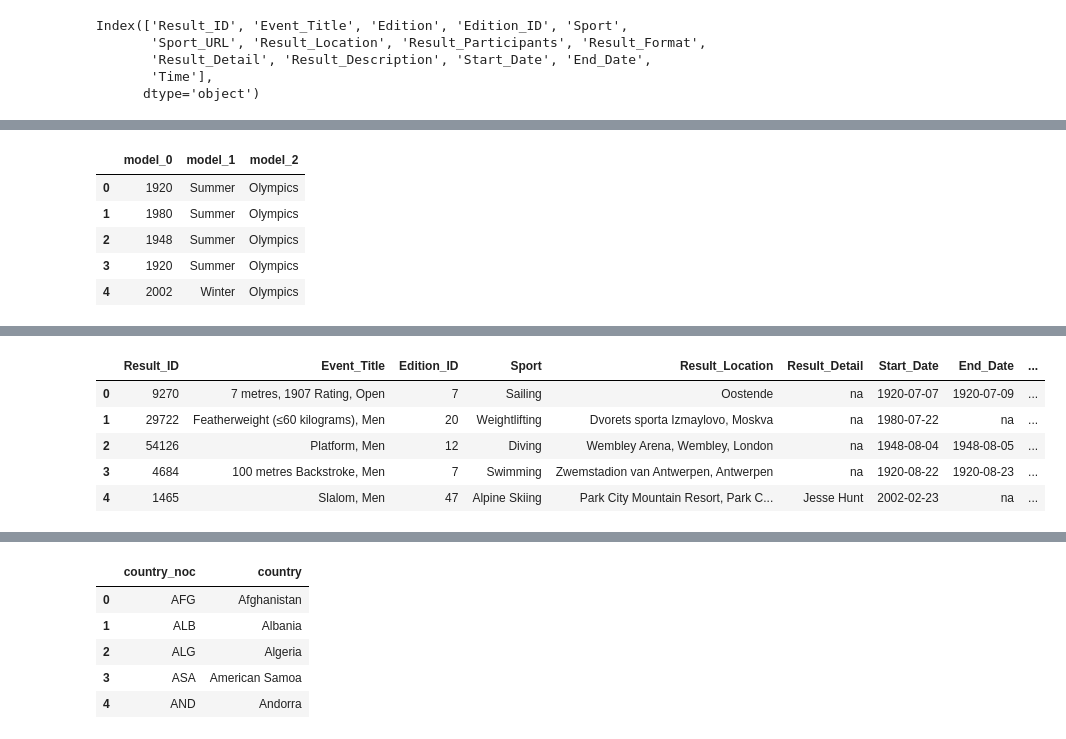
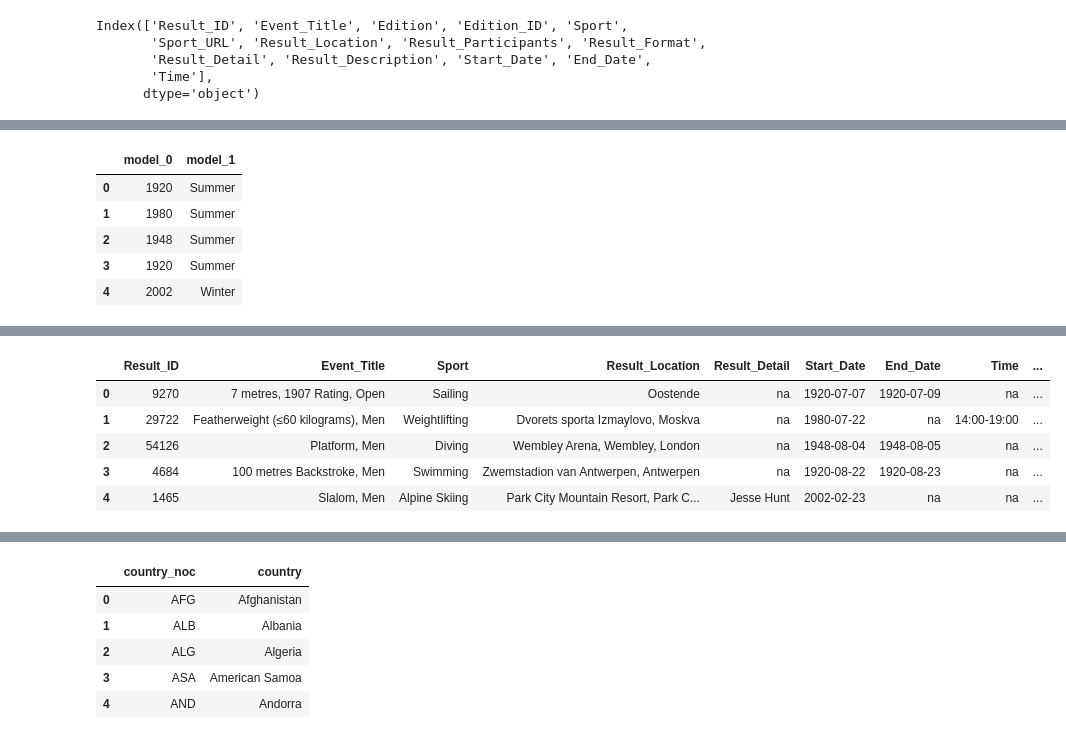
Before and after one commit to FrankPassalacqua88/Group_Project, a Jupyter notebook: wpf/Cleaning2.ipynb, the cells around one changed output, grey strips where cells are left out. Drawn from its saved outputs; the diff is of its cells as text; code cells hidden in the pictures.

```diff
--- a/wpf/Cleaning2.ipynb
+++ b/wpf/Cleaning2.ipynb
@@ -312,7 +348,7 @@ Name: Year, Length: 1779, dtype: int64
 new_medal.to_csv('clean_medal_tally.csv', index = False, header= True)
 # %%
 # Reading in csv file
-results = pd.read_csv('../Resources/Athletes/Olympic_Results.csv')
+results = pd.read_csv('../Resources/Olympic_Results.csv')
 
 results.head()
 # %% [output]
@@ -363,15 +399,15 @@ results.head()
 # %%
 # Making new DataFrame to split
 results_models = pd.DataFrame(results['column'].tolist()).fillna('').add_prefix('model_')
-results_models = results_models.drop('model_3', axis = 1)
+results_models = results_models.drop(['model_2','model_3'], axis = 1)
 results_models.head()
 # %% [output]
-|  | model_0 | model_1 | model_2 |
-| 0 | 1920 | Summer | Olympics |
-| 1 | 1980 | Summer | Olympics |
-| 2 | 1948 | Summer | Olympics |
-| 3 | 1920 | Summer | Olympics |
-| 4 | 2002 | Winter | Olympics |
+|  | model_0 | model_1 |
+| 0 | 1920 | Summer |
+| 1 | 1980 | Summer |
+| 2 | 1948 | Summer |
+| 3 | 1920 | Summer |
+| 4 | 2002 | Winter |
 # %%
 # Concatinating DFs
 new_results = pd.concat([results,results_models], axis = 1)
@@ -386,14 +422,14 @@ new_results.head()
 | 4 | 1465 | Slalom, Men | 2002 Winter Olympics | 47 | Alpine Skiing | /editions/47/sports/ALP | Park City Mountain Resort, Park C... | 77 from 43 countries | ... |
 # %%
 # Dropping unneeded columns and renaming new columns
-new_results = new_results.drop(['column','Edition','Sport_URL','Result_Format','Result_Description','Result_Participants','model_2'], axis = 1)
+new_results = new_results.drop(['column','Edition','Edition_ID','Sport_URL','Result_Format','Result_Description','Result_Participants'], axis = 1)
 new_results = new_results.rename(columns = {'model_0':'Year','model_1':'Season'})
 
 new_results.head()
 # %% [output]
-|  | Result_ID | Event_Title | Edition_ID | Sport | Result_Location | Result_Detail | Start_Date | End_Date | ... |
-| 0 | 9270 | 7 metres, 1907 Rating, Open | 7 | Sailing | Oostende | na | 1920-07-07 | 1920-07-09 | ... |
-| 1 | 29722 | Featherweight (≤60 kilograms), Men | 20 | Weightlifting | Dvorets sporta Izmaylovo, Moskva | na | 1980-07-22 | na | ... |
-| 2 | 54126 | Platform, Men | 12 | Diving | Wembley Arena, Wembley, London | na | 1948-08-04 | 1948-08-05 | ... |
-| 3 | 4684 | 100 metres Backstroke, Men | 7 | Swimming | Zwemstadion van Antwerpen, Antwerpen | na | 1920-08-22 | 1920-08-23 | ... |
-| 4 | 1465 | Slalom, Men | 47 | Alpine Skiing | Park City Mountain Resort, Park C... | Jesse Hunt | 2002-02-23 | na | ... |
+|  | Result_ID | Event_Title | Sport | Result_Location | Result_Detail | Start_Date | End_Date | Time | ... |
+| 0 | 9270 | 7 metres, 1907 Rating, Open | Sailing | Oostende | na | 1920-07-07 | 1920-07-09 | na | ... |
+| 1 | 29722 | Featherweight (≤60 kilograms), Men | Weightlifting | Dvorets sporta Izmaylovo, Moskva | na | 1980-07-22 | na | 14:00-19:00 | ... |
+| 2 | 54126 | Platform, Men | Diving | Wembley Arena, Wembley, London | na | 1948-08-04 | 1948-08-05 | na | ... |
+| 3 | 4684 | 100 metres Backstroke, Men | Swimming | Zwemstadion van Antwerpen, Antwerpen | na | 1920-08-22 | 1920-08-23 | na | ... |
+| 4 | 1465 | Slalom, Men | Alpine Skiing | Park City Mountain Resort, Park C... | Jesse Hunt | 2002-02-23 | na | na | ... |
```
Also changed, not shown: parts of 29 cells of this notebook, 7 other files.
